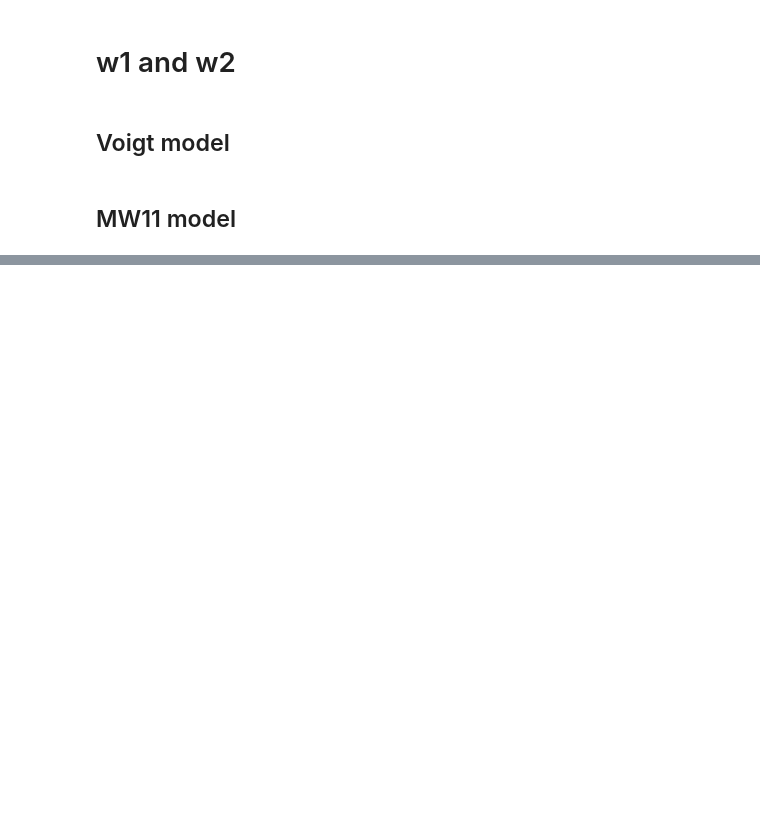
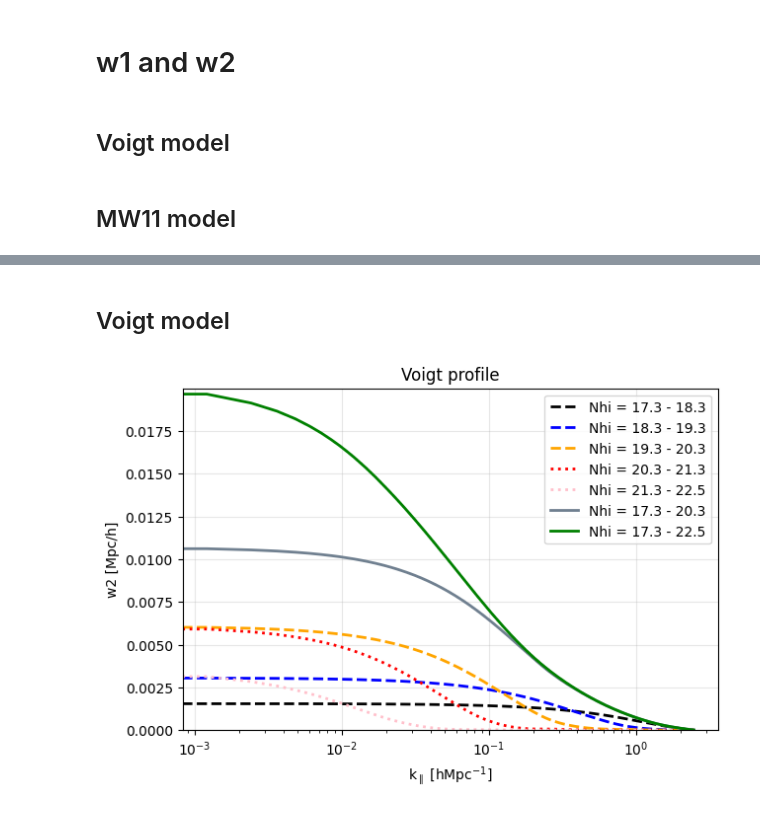
Before and after one commit to andreufont/astrid_hcd, a Jupyter notebook: MW11model/W1W2.ipynb, the cells around one changed output, grey strips where cells are left out. Saved outputs shown, nothing was run; the diff lists cells and outputs as text; code cells hidden in the pictures; blank space fills up the shorter version.

```diff
--- a/MW11model/W1W2.ipynb
+++ b/MW11model/W1W2.ipynb
@@ -254,0 +248,11 @@ So apparently only with the absorption profile detailed in MW11 I can recover wh
+# %%
+Fmean_hcd = 0.9779275149014024
+# %%
+k1, b1 = 280.14, -1.2
+k2, b2 = 4.24e14, -1.8
+
+c_kms = scipy_constants.speed_of_light*1e-3  # km/s
+
+def f_Nhi(colden, k, b):
+    y = k*(colden**b)
+    return y
@@ -254,0 +276,45 @@ So apparently only with the absorption profile detailed in MW11 I can recover wh
+# %%
+list_nhi = [nhi_range1, nhi_range2, nhi_range3, nhi_range4, nhi_range5, nhi_range6, nhi_range7]
+list_cddf = [cddf1, cddf2, cddf3, cddf4, cddf5, cddf6, cddf7]
+list_color = ['k', 'b', 'orange', 'red', 'pink', 'slategrey', 'green']
+# %% [markdown]
+## Voigt model
+# %%
+from w1_w2 import wave_to_fft_profile
+
+wave_log = np.linspace(np.log10(2800), np.log10(6800), 2**12) # Angstrom
+wave = 10**wave_log
+
+plt.figure(figsize=(7, 4.5))
+
+for number in [0, 1, 2, 3, 4, 5, 6]:
+    nhi_range, cddf = list_nhi[number], list_cddf[number]
+    color = list_color[number]
+
+    if number == 0 or number == 1 or number == 2:
+        linestyle = '--'
+    elif number == 3 or number == 4:
+        linestyle = ':'
+    else:
+        linestyle = '-'
+
+    w2_int = []
+    for i, nhi_value in enumerate(nhi_range):
+        k_voigt, d_voigt, delta_x = wave_to_fft_profile(wave, z, nhi_value, omegam, omegal, hubble)
+        w2_int.append(cddf[i]*d_voigt*np.log(10)*(10**nhi_value))
+
+    w2_int = np.array(w2_int)
+    w2_voigt = np.trapezoid(w2_int, nhi_range, axis=0)  # Logarithmic integration
+    w2_voigt /= Fmean_hcd
+
+    plt.plot(k_voigt*hubble, w2_voigt/hubble, color=color, linestyle=linestyle, linewidth=2, label='Nhi = %.1f - %.1f' %(nhi_range.min(), nhi_range.max()))
+    plt.ylabel(r'w2 [Mpc/h]')
+    plt.yticks(np.arange(0, 0.0200, 0.0025))
+    plt.xscale('log')
+    plt.xlabel(r'k$_\parallel$ [hMpc$^{-1}$]')
+    plt.legend()
+    plt.ylim(0, 0.0200)
+    plt.grid(alpha=0.3)
+    plt.title('Voigt profile');
+# %% [output]
+[figure, added]
```
Also changed, not shown: parts of 34 cells of this notebook, 2 other files.
